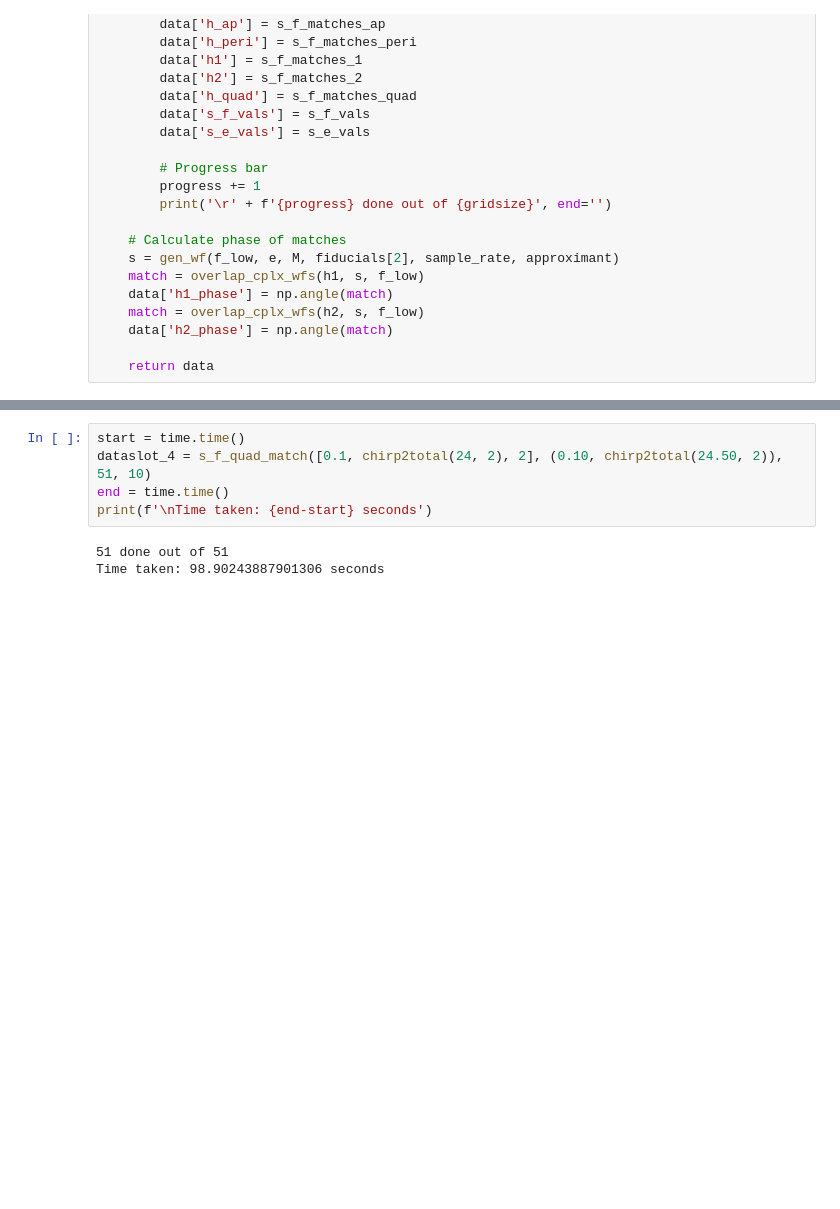
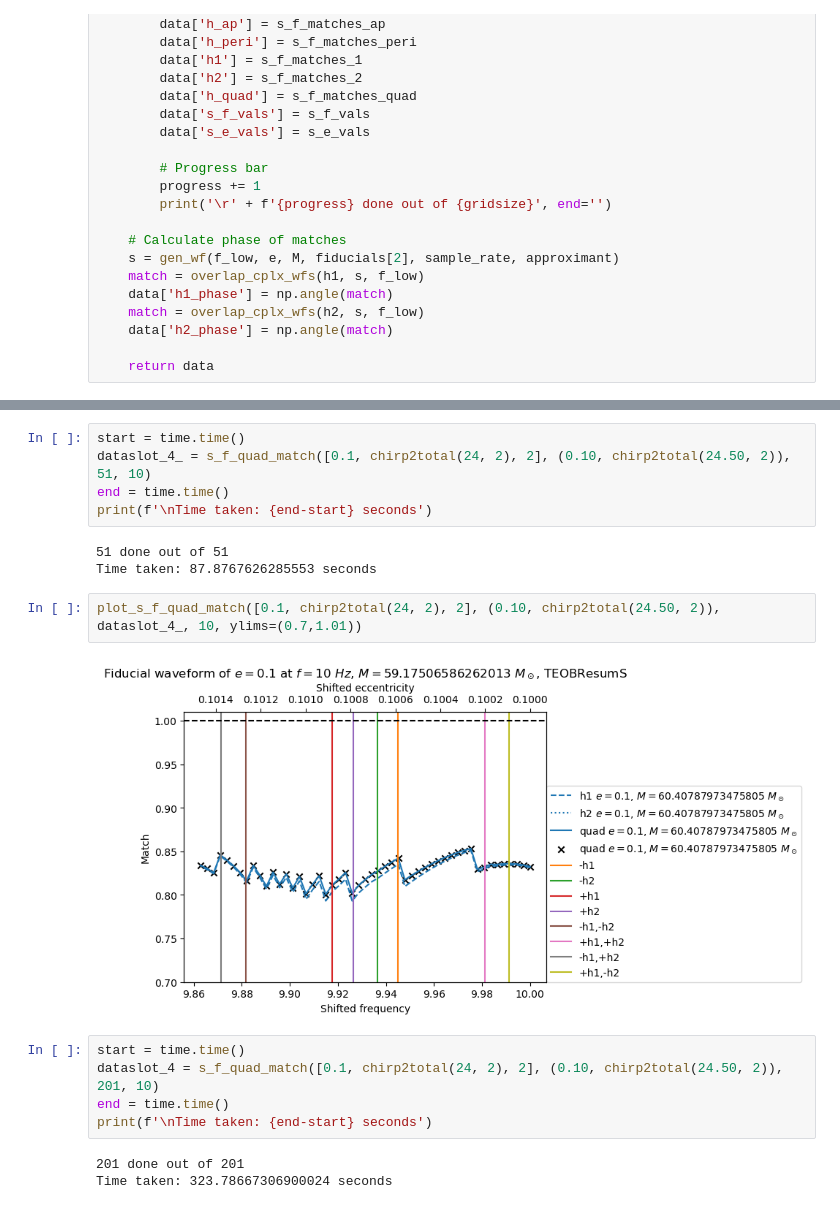
Before and after one commit to BenGPatterson/EccentricBinaries, a Jupyter notebook: notebooks/phase_shifted_frequency.ipynb, the cells around one changed output, grey strips where cells are left out. Drawn from its saved outputs; the diff is of its cells as text; blank space fills up the shorter version.

```diff
--- a/notebooks/phase_shifted_frequency.ipynb
+++ b/notebooks/phase_shifted_frequency.ipynb
@@ -168,11 +166,23 @@ plot_s_f_quad_match([0.1, chirp2total(24, 2), 2], (0.15, chirp2total(23.75, 2)),
+# %%
+start = time.time()
+dataslot_4_ = s_f_quad_match([0.1, chirp2total(24, 2), 2], (0.10, chirp2total(24.50, 2)), 51, 10)
+end = time.time()
+print(f'\nTime taken: {end-start} seconds')
+# %% [output]
+51 done out of 51
+Time taken: 87.8767626285553 seconds
+# %%
+plot_s_f_quad_match([0.1, chirp2total(24, 2), 2], (0.10, chirp2total(24.50, 2)), dataslot_4_, 10, ylims=(0.7,1.01))
+# %% [output]
+[figure, added]
 # %%
 start = time.time()
-dataslot_4 = s_f_quad_match([0.1, chirp2total(24, 2), 2], (0.10, chirp2total(24.50, 2)), 51, 10)
+dataslot_4 = s_f_quad_match([0.1, chirp2total(24, 2), 2], (0.10, chirp2total(24.50, 2)), 201, 10)
 end = time.time()
 print(f'\nTime taken: {end-start} seconds')
 # %% [output]
-51 done out of 51
-Time taken: 98.90243887901306 seconds
+201 done out of 201
+Time taken: 323.78667306900024 seconds
 # %%
 plot_s_f_quad_match([0.1, chirp2total(24, 2), 2], (0.10, chirp2total(24.50, 2)), dataslot_4, 10, ylims=(0.7,1.01))
 # %% [output]
```
Also changed, not shown: parts of 18 cells of this notebook.
